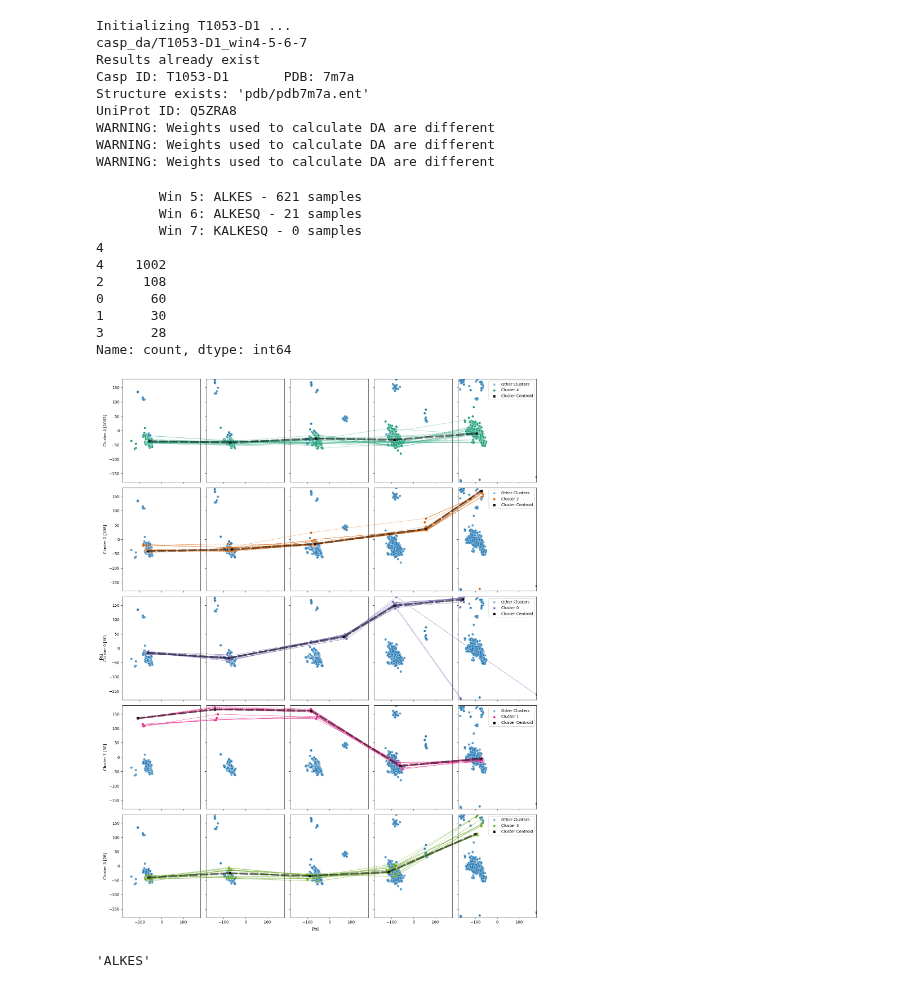
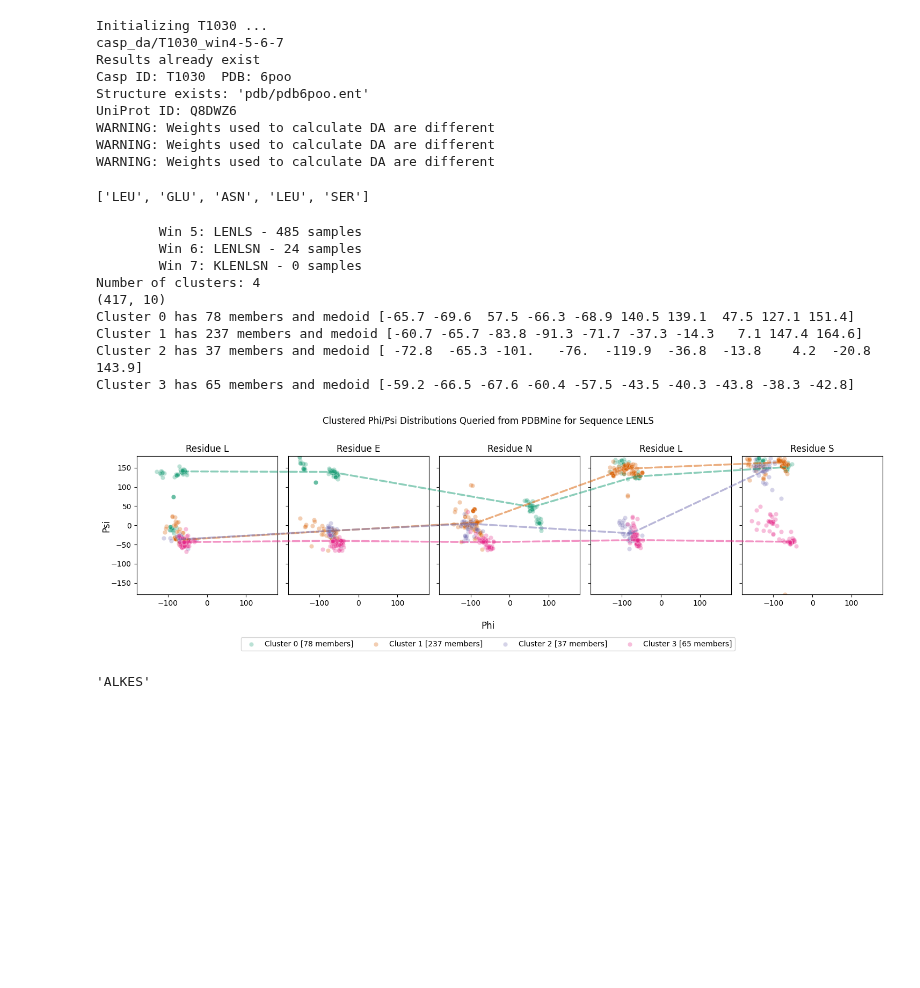
Before and after one commit to Musa-Azeem/protein-dihedral-visualization, a Jupyter notebook: full_window_567.ipynb, the cells around one changed output. Drawn from its saved outputs; the diff is of its cells as text; code cells hidden in the pictures; blank space fills up the shorter version.

```diff
--- a/full_window_567.ipynb
+++ b/full_window_567.ipynb
@@ -30,16 +30,16 @@ proteins = [
   'T1024', 'T1030', 'T1030-D2', 'T1024-D1', 'T1032-D1', 'T1053-D1', 'T1027-D1', 'T1029-D1',
   'T1025-D1', 'T1028-D1', 'T1030-D1', 'T1053-D2', 'T1057-D1','T1058-D1', 'T1058-D2'
 ]
-da = DihedralAdherence('T1053-D1', [4,5,6,7], PDBMINE_URL, PROJECT_DIR, kdews=[1,2,4,8], mode='full_window')
+da = DihedralAdherence('T1030', [4,5,6,7], PDBMINE_URL, PROJECT_DIR, kdews=[0,1,0,0], mode='full_window')
 
 da.load_results_da()
 # %% [output]
-Initializing T1053-D1 ...
-casp_da/T1053-D1_win4-5-6-7
+Initializing T1030 ...
+casp_da/T1030_win4-5-6-7
 Results already exist
-Casp ID: T1053-D1       PDB: 7m7a
-Structure exists: 'pdb/pdb7m7a.ent'
-UniProt ID: Q5ZRA8
+Casp ID: T1030  PDB: 6poo
+Structure exists: 'pdb/pdb6poo.ent'
+UniProt ID: Q8DWZ6
 WARNING: Weights used to calculate DA are different
 WARNING: Weights used to calculate DA are different
 WARNING: Weights used to calculate DA are different
@@ -50,20 +50,32 @@ da.winsizes = da.winsizes[1:]
 center_idx_ctxt = da.queries[-1].get_center_idx_pos()
 winsize_ctxt = da.queries[-1].winsize
 seqs_for_window = da.seqs[center_idx_ctxt:-(winsize_ctxt - center_idx_ctxt - 1)]
-# %%
-da.plot_across_window_clusters(seqs_for_window[1], plot_xrays=False, plot_afs=False, n_cluster_lines=25)
-# %% [output]
-        Win 5: ALKES - 621 samples
-        Win 6: ALKESQ - 21 samples
-        Win 7: KALKESQ - 0 samples
-4
-4    1002
-2     108
-0      60
-1      30
-3      28
-Name: count, dtype: int64
-[figure, removed]
+# %%
+from lib.constants import AMINO_ACID_CODES_INV
+
+[AMINO_ACID_CODES_INV[r] for r in 'LENLS'] # 252-256
+# %% [output]
+['LEU', 'GLU', 'ASN', 'LEU', 'SER']
+# %%
+# da.plot_across_window_clusters(seqs_for_window[1], plot_xrays=False, plot_afs=False, n_cluster_lines=25)
+# T1053-D1
+# da.plot_across_window_cluster_medoids(seqs_for_window[15], verbose=True, mode_scatter=True)
+# da.plot_across_window_cluster_medoids('FAAALKI', verbose=True, mode_scatter=True)
+# da.plot_across_window_cluster_medoids('HYPELLA', verbose=True, mode_scatter=True)
+
+# T1030
+da.plot_across_window_cluster_medoids('KLENLSN', verbose=True, mode_scatter=True)
+# %% [output]
+        Win 5: LENLS - 485 samples
+        Win 6: LENLSN - 24 samples
+        Win 7: KLENLSN - 0 samples
+Number of clusters: 4
+(417, 10)
+Cluster 0 has 78 members and medoid [-65.7 -69.6  57.5 -66.3 -68.9 140.5 139.1  47.5 127.1 151.4]
+Cluster 1 has 237 members and medoid [-60.7 -65.7 -83.8 -91.3 -71.7 -37.3 -14.3   7.1 147.4 164.6]
+Cluster 2 has 37 members and medoid [ -72.8  -65.3 -101.   -76.  -119.9  -36.8  -13.8    4.2  -20.8  143.9]
+Cluster 3 has 65 members and medoid [-59.2 -66.5 -67.6 -60.4 -57.5 -43.5 -40.3 -43.8 -38.3 -42.8]
+[figure, added]
 # %%
 from lib.across_window_utils import (
     get_phi_psi_dist_window,
```
Also changed, not shown: parts of 3 cells of this notebook, 4 other files.
